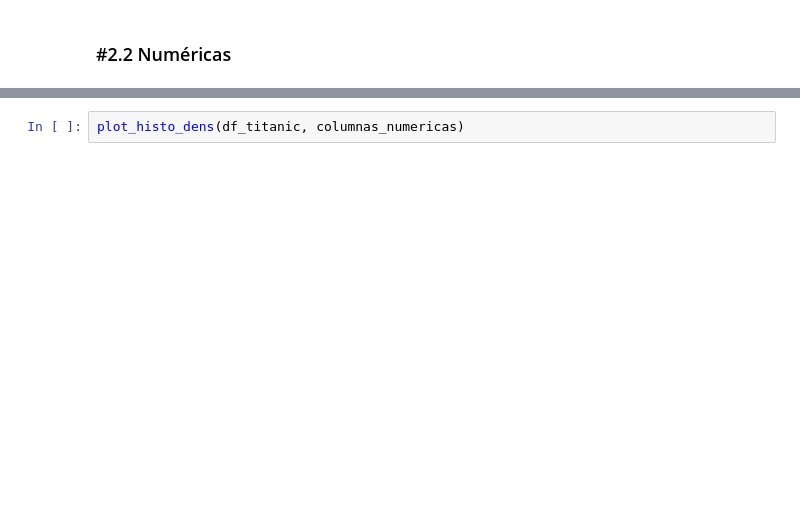
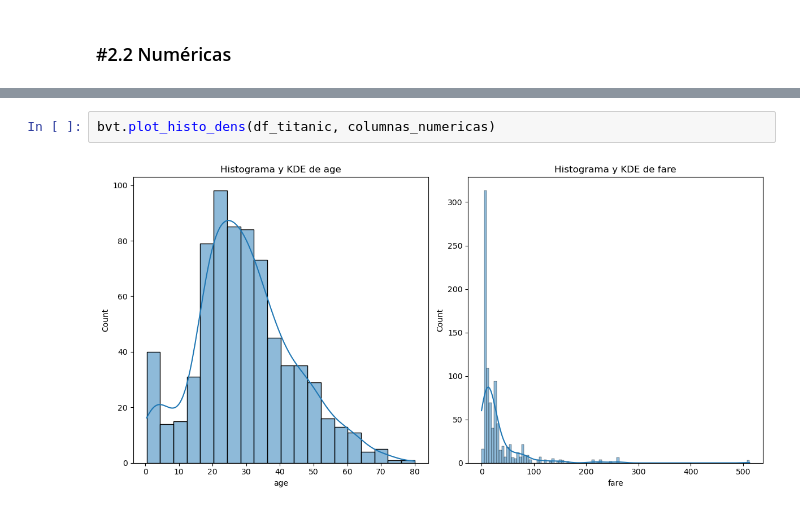
Before and after one commit to Emigarsan/DS-Online-Emilio-Garrote, a Jupyter notebook: Sprints/03_Data_Analysis/Sprint_07/Unidad_01_Estadistica_Descriptiva_Univariante/03_Practica_Obligatoria/18_Practica_Obligatoria_Univariante.ipynb, the cells around one changed output, grey strips where cells are left out. Saved outputs shown, nothing was run; the diff lists cells and outputs as text; blank space fills up the shorter version.

```diff
--- a/Sprints/03_Data_Analysis/Sprint_07/Unidad_01_Estadistica_Descriptiva_Univariante/03_Practica_Obligatoria/18_Practica_Obligatoria_Univariante.ipynb
+++ b/Sprints/03_Data_Analysis/Sprint_07/Unidad_01_Estadistica_Descriptiva_Univariante/03_Practica_Obligatoria/18_Practica_Obligatoria_Univariante.ipynb
@@ -318,3 +268,5 @@ plot_multiple_boxplots(df_titanic, columnas_numericas)
 # %%
-plot_histo_dens(df_titanic, columnas_numericas)
+bvt.plot_histo_dens(df_titanic, columnas_numericas)
+# %% [output]
+[figure, added]
 # %%
```
Also changed, not shown: parts of 16 cells of this notebook, 1 other file.
